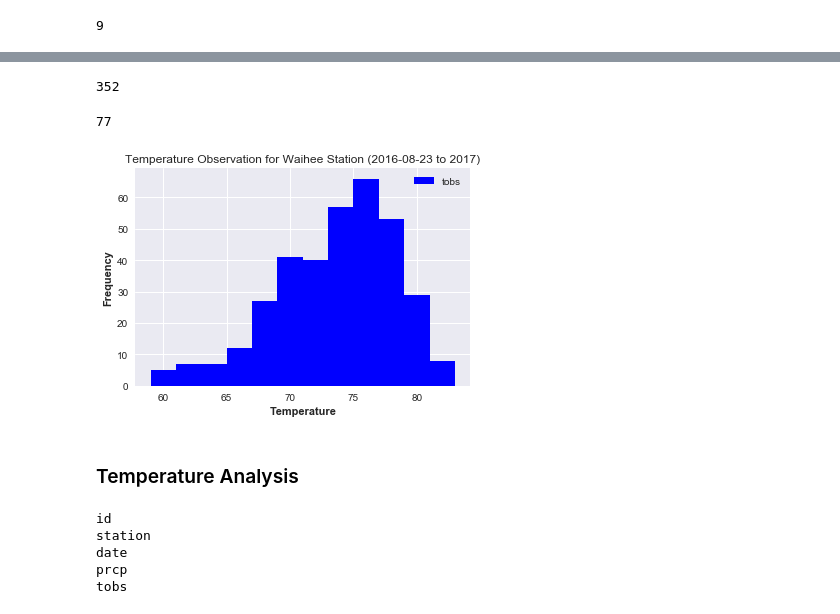
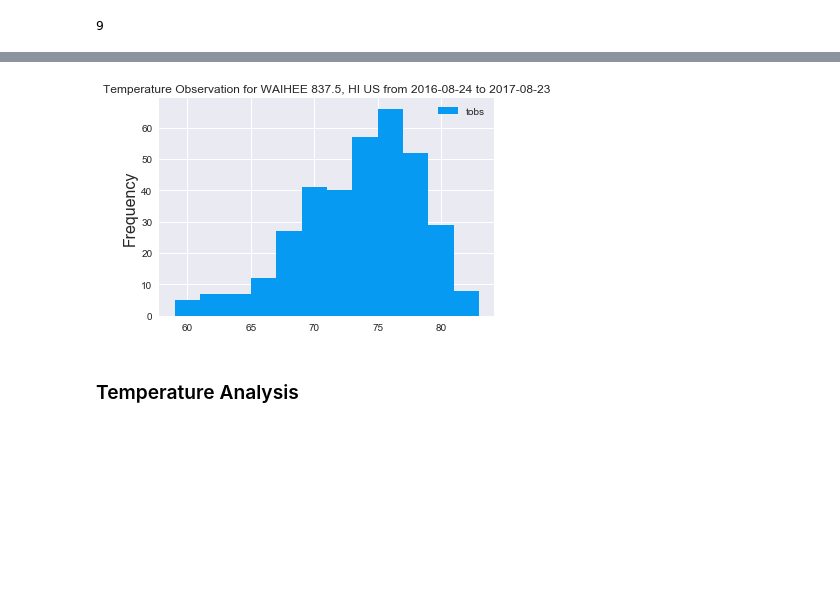
Before and after one commit to williamsongigi69/sqlalchemy-challenge, a Jupyter notebook: climate_analysis.ipynb, the cells around one changed output, grey strips where cells are left out. Drawn from its saved outputs; the diff is of its cells as text; code cells hidden in the pictures; blank space fills up the shorter version.

```diff
--- a/climate_analysis.ipynb
+++ b/climate_analysis.ipynb
@@ -84,8 +94,6 @@ station_num
 # %% [output]
 9
 # %%
-#Design a query to find the most active stations.
-#List the stations and observation counts in descending order
-#Which station has the highest number of observations?
-most_active_station = session.query(Measurement.station, Station.name, func.count(Measurement.tobs)).\
+# finds station activity and sorts from most active to least active.
+station_activity = session.query(Measurement.station, Station.name, func.count(Measurement.tobs)).\
 filter(Measurement.station == Station.station).group_by(Measurement.station).order_by(func.count(Measurement.tobs).desc()).all()
@@ -105,27 +116,23 @@ most_active_station
+# %%
+for row in reversed(station_activity):                                       # extracts station with most activity
+    most_active_station=row.station
+    most_active_name=str(row.name)
 # %%
-waihee_tobs = session.query(Measurement.tobs).\
-filter(Measurement.station == "USC00519281", Measurement.station == Station.station, Measurement.date >="2016-08-23", Measurement.date <="2017-08-23").\
-all()
+# finds tobs for most active station
+most_active_station_tobs = session.query(Measurement.tobs).\
+filter(Measurement.station == most_active_station, Measurement.station == Station.station,\
+       Measurement.date >="2016-08-24", Measurement.date <="2017-08-23").all()
-# %%
-len(waihee_tobs)
-# %% [output]
-352
-# %%
-print(waihee_tobs[0][0])
-# %% [output]
-77
 # %%
-temperatures = [temp[0] for temp in waihee_tobs]
+temperatures = [temp[0] for temp in most_active_station_tobs]                # extracts temperatures from query
 # %%
-plt.hist(temperatures, bins=12, color='b')
-plt.title("Temperature Observation for Waihee Station (2016-08-23 to 2017)")
-plt.ylabel('Frequency', weight='bold')
-plt.xlabel('Temperature', weight='bold')
+plt.hist(temperatures, bins=12, color='xkcd:azure')                          # plots the data
+plt.title("Temperature Observation for %s from 2016-08-24 to 2017-08-23" % (most_active_name))
+plt.ylabel('Frequency', fontsize=16)
 labels = ['tobs']
 plt.legend(labels)
 plt.show()
 # %% [output]
-[figure, old version]
+[figure, new version]
 # %% [markdown]
 ### Temperature Analysis
 # %%
@@ -145,10 +153,0 @@ def calc_temps(start, end):
-# %%
-columns = inspector.get_columns('Measurement')
-for column in columns:
-    print(column['name'])
-# %% [output]
-id
-station
-date
-prcp
-tobs
```
Also changed, not shown: parts of 15 cells of this notebook, 2 other files.
